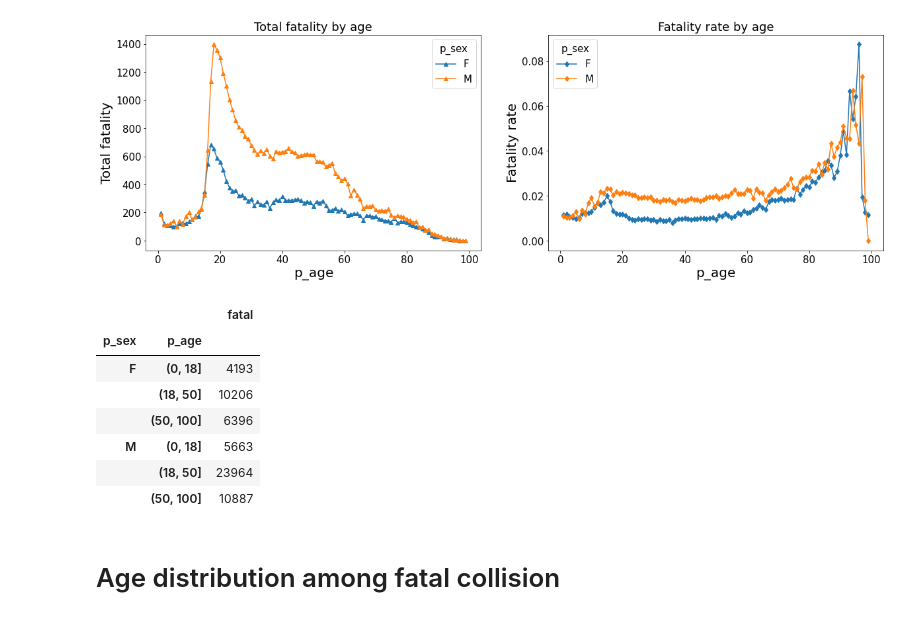
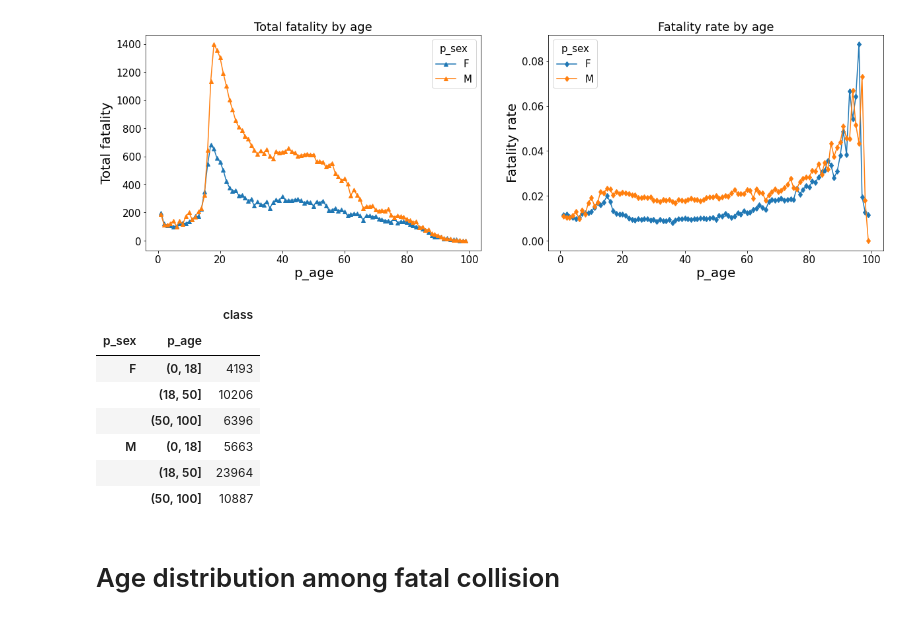
Before and after one commit to Owerre/imbalanced-learning, a Jupyter notebook: canada-collision/notebooks/02-eda.ipynb, the cells around one changed output. Saved outputs shown, nothing was run; the diff lists cells and outputs as text; code cells hidden in the pictures.

```diff
--- a/canada-collision/notebooks/02-eda.ipynb
+++ b/canada-collision/notebooks/02-eda.ipynb
@@ -24,6 +24,8 @@ df.columns = [x.lower() for x in df.columns] # column names in lower case
 print('Data size',df.shape)
 # %% [output]
 Data size (3817613, 23)
+# %%
+df.rename(columns = {'fatal':'class'}, inplace = True)
 # %% [markdown]
 # Class distribution
 # %%
@@ -161,9 +163,9 @@ plt.savefig('../image/fig3.png')
 [figure]
 # %%
 age = pd.cut(df['p_age'],[0,18,50,100])
-df.pivot_table('fatal', index = ['p_sex',age], aggfunc = 'sum')
+df.pivot_table('class', index = ['p_sex',age], aggfunc = 'sum')
 # %% [output]
-|  |  | fatal |
+|  |  | class |
 | p_sex | p_age |  |
 | F | (0, 18] | 4193 |
 |  | (18, 50] | 10206 |
```
Also changed, not shown: parts of 19 cells of this notebook, 7 other files.
